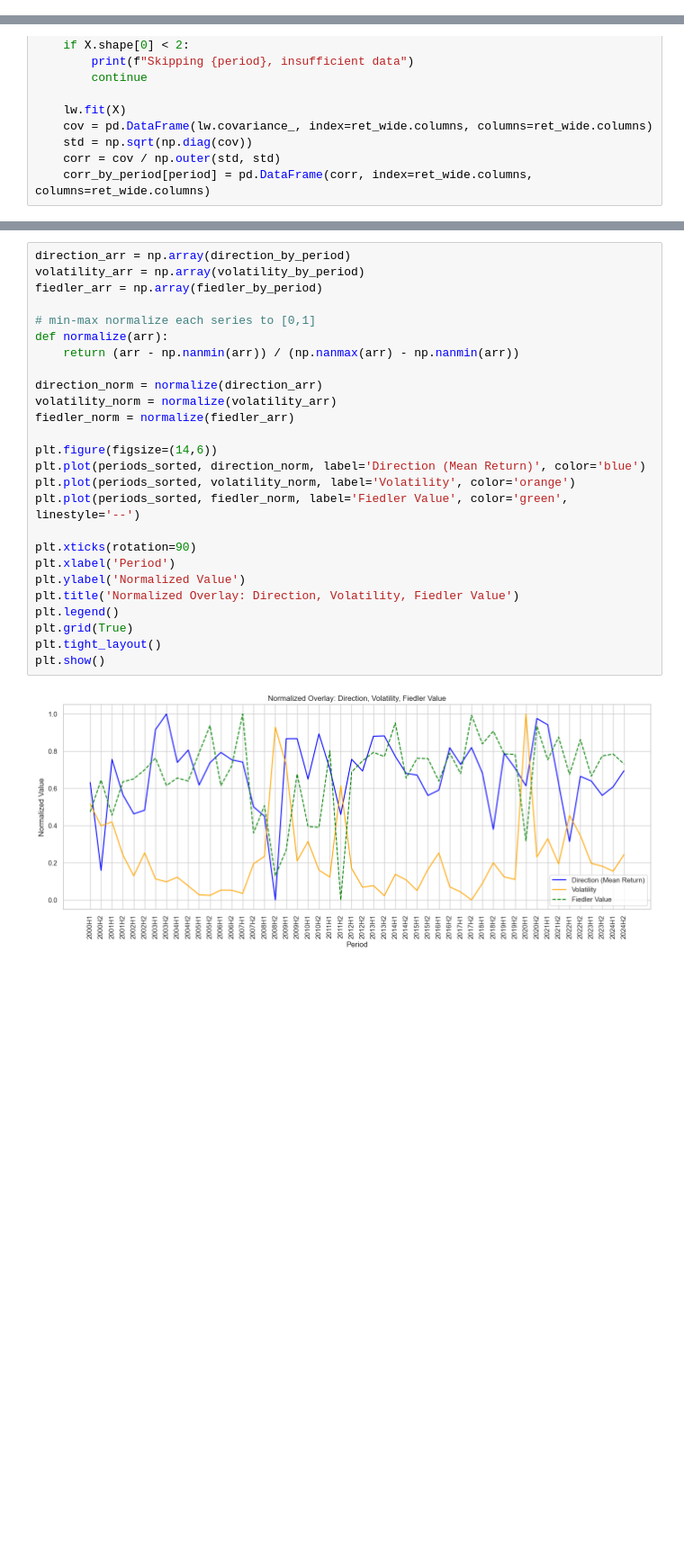
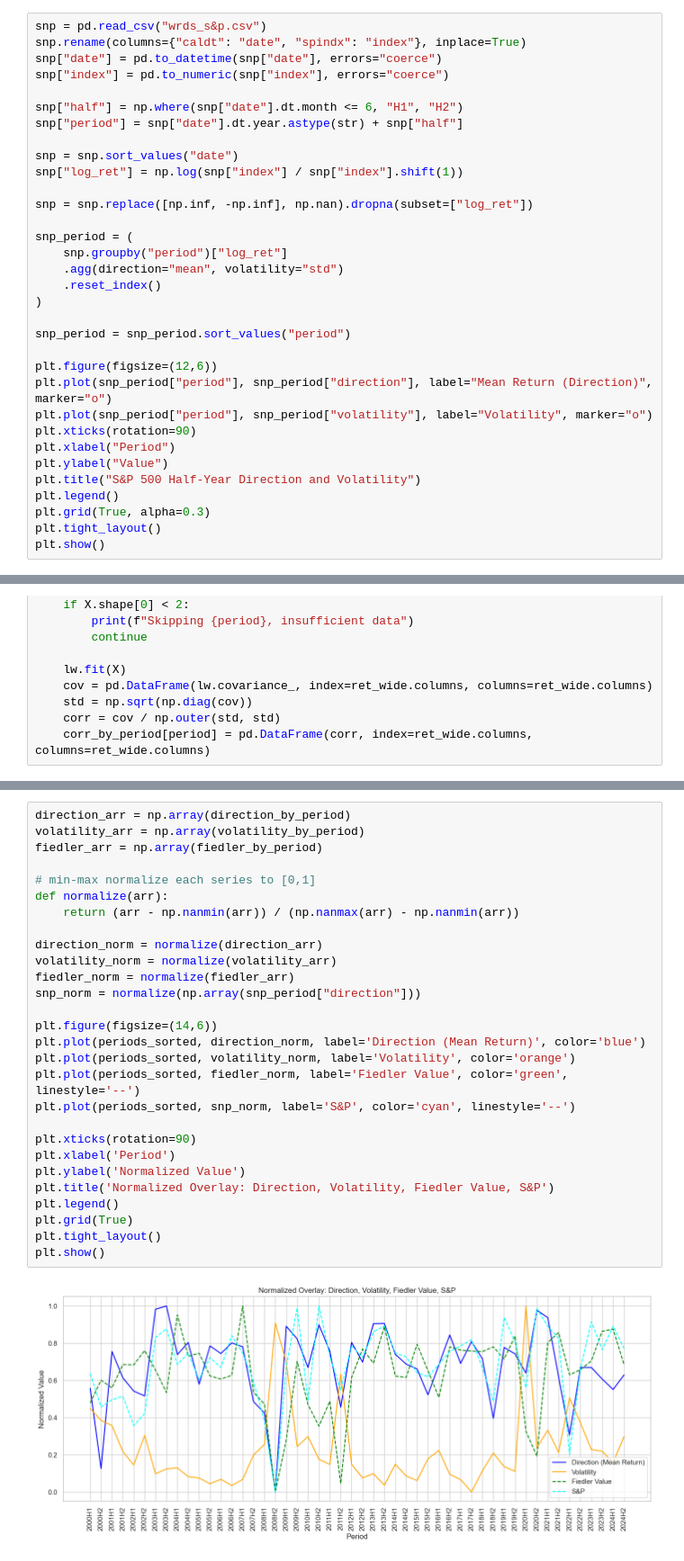
Before and after one commit to Ra20r/spectral-analysis, a Jupyter notebook: data.ipynb, the cells around one changed output, grey strips where cells are left out. Shown: that part at 90% size. Drawn from its saved outputs; the diff is of its cells as text; blank space fills up the shorter version.

Commit message:
added snp plot

```diff
--- a/data.ipynb
+++ b/data.ipynb
@@ -22,3 +22,36 @@ df.head()
 | 2 | 10001 | 2000-01-05 | 11 | 3 | 4920 | EWST | ENERGY WEST INC | 8.5625 | 1711.0 | 2450.0 | 1.5 | ... |
 | 3 | 10001 | 2000-01-06 | 11 | 3 | 4920 | EWST | ENERGY WEST INC | 8.5000 | 580.0 | 2450.0 | 1.5 | ... |
 | 4 | 10001 | 2000-01-07 | 11 | 3 | 4920 | EWST | ENERGY WEST INC | 8.4375 | 1406.0 | 2450.0 | 1.5 | ... |
+# %%
+snp = pd.read_csv("wrds_s&p.csv")
+snp.rename(columns={"caldt": "date", "spindx": "index"}, inplace=True)
+snp["date"] = pd.to_datetime(snp["date"], errors="coerce")
+snp["index"] = pd.to_numeric(snp["index"], errors="coerce")
+
+snp["half"] = np.where(snp["date"].dt.month <= 6, "H1", "H2")
+snp["period"] = snp["date"].dt.year.astype(str) + snp["half"]
+
+snp = snp.sort_values("date")
+snp["log_ret"] = np.log(snp["index"] / snp["index"].shift(1))
+
+snp = snp.replace([np.inf, -np.inf], np.nan).dropna(subset=["log_ret"])
+
+snp_period = (
+    snp.groupby("period")["log_ret"]
+    .agg(direction="mean", volatility="std")
+    .reset_index()
+)
+
+snp_period = snp_period.sort_values("period")
+
+plt.figure(figsize=(12,6))
+plt.plot(snp_period["period"], snp_period["direction"], label="Mean Return (Direction)", marker="o")
+plt.plot(snp_period["period"], snp_period["volatility"], label="Volatility", marker="o")
+plt.xticks(rotation=90)
+plt.xlabel("Period")
+plt.ylabel("Value")
+plt.title("S&P 500 Half-Year Direction and Volatility")
+plt.legend()
+plt.grid(True, alpha=0.3)
+plt.tight_layout()
+plt.show()
@@ -520,28 +548,30 @@ plt.show()
 # %%
 direction_arr = np.array(direction_by_period)
 volatility_arr = np.array(volatility_by_period)
 fiedler_arr = np.array(fiedler_by_period)
 
 # min-max normalize each series to [0,1]
 def normalize(arr):
     return (arr - np.nanmin(arr)) / (np.nanmax(arr) - np.nanmin(arr))
 
 direction_norm = normalize(direction_arr)
 volatility_norm = normalize(volatility_arr)
 fiedler_norm = normalize(fiedler_arr)
+snp_norm = normalize(np.array(snp_period["direction"]))
 
 plt.figure(figsize=(14,6))
 plt.plot(periods_sorted, direction_norm, label='Direction (Mean Return)', color='blue')
 plt.plot(periods_sorted, volatility_norm, label='Volatility', color='orange')
 plt.plot(periods_sorted, fiedler_norm, label='Fiedler Value', color='green', linestyle='--')
+plt.plot(periods_sorted, snp_norm, label='S&P', color='cyan', linestyle='--')
 
 plt.xticks(rotation=90)
 plt.xlabel('Period')
 plt.ylabel('Normalized Value')
-plt.title('Normalized Overlay: Direction, Volatility, Fiedler Value')
+plt.title('Normalized Overlay: Direction, Volatility, Fiedler Value, S&P')
 plt.legend()
 plt.grid(True)
 plt.tight_layout()
 plt.show()
 # %% [output]
-[figure, old version]
+[figure, new version]
```
Also changed, not shown: parts of 8 cells of this notebook, 1 other file.
